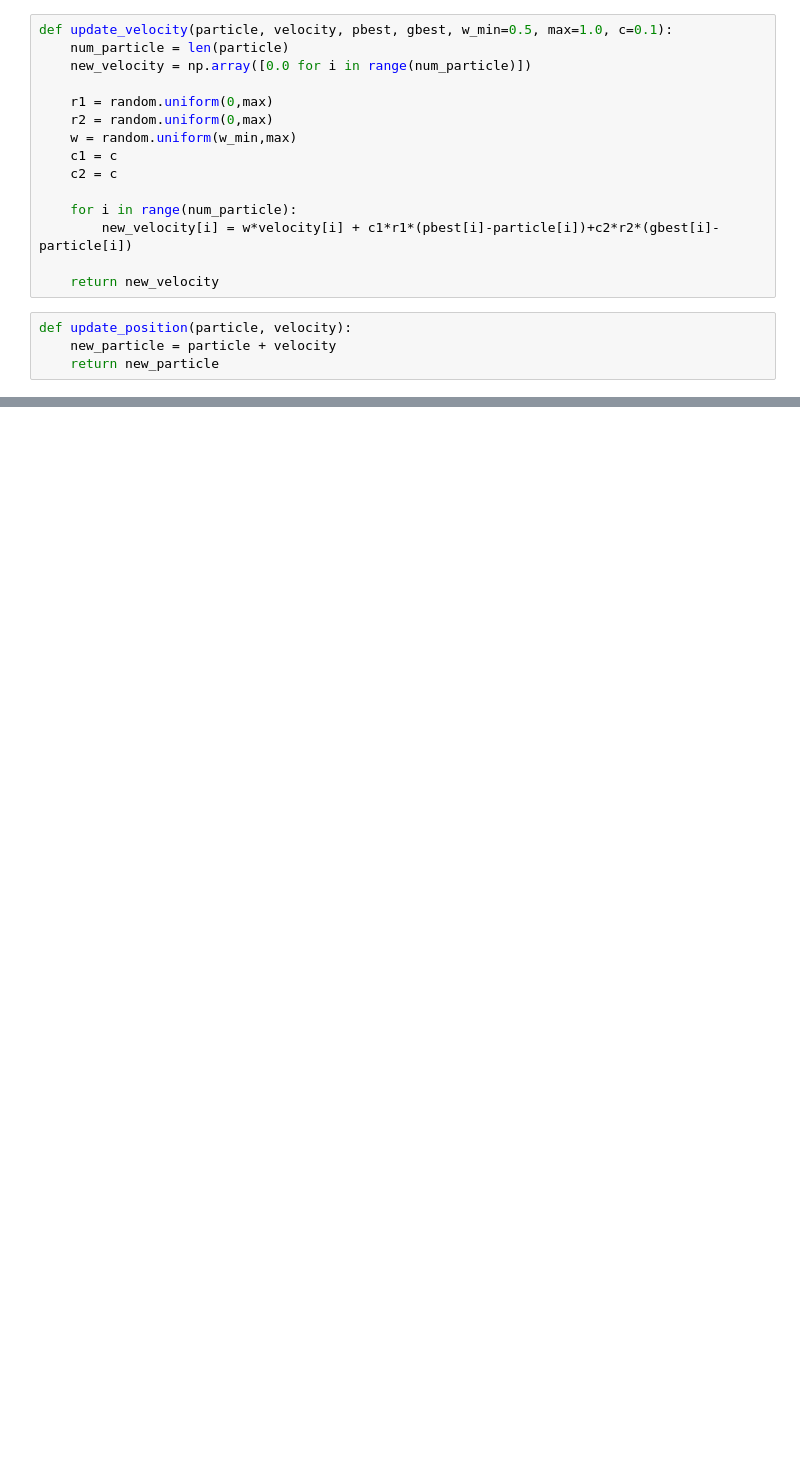
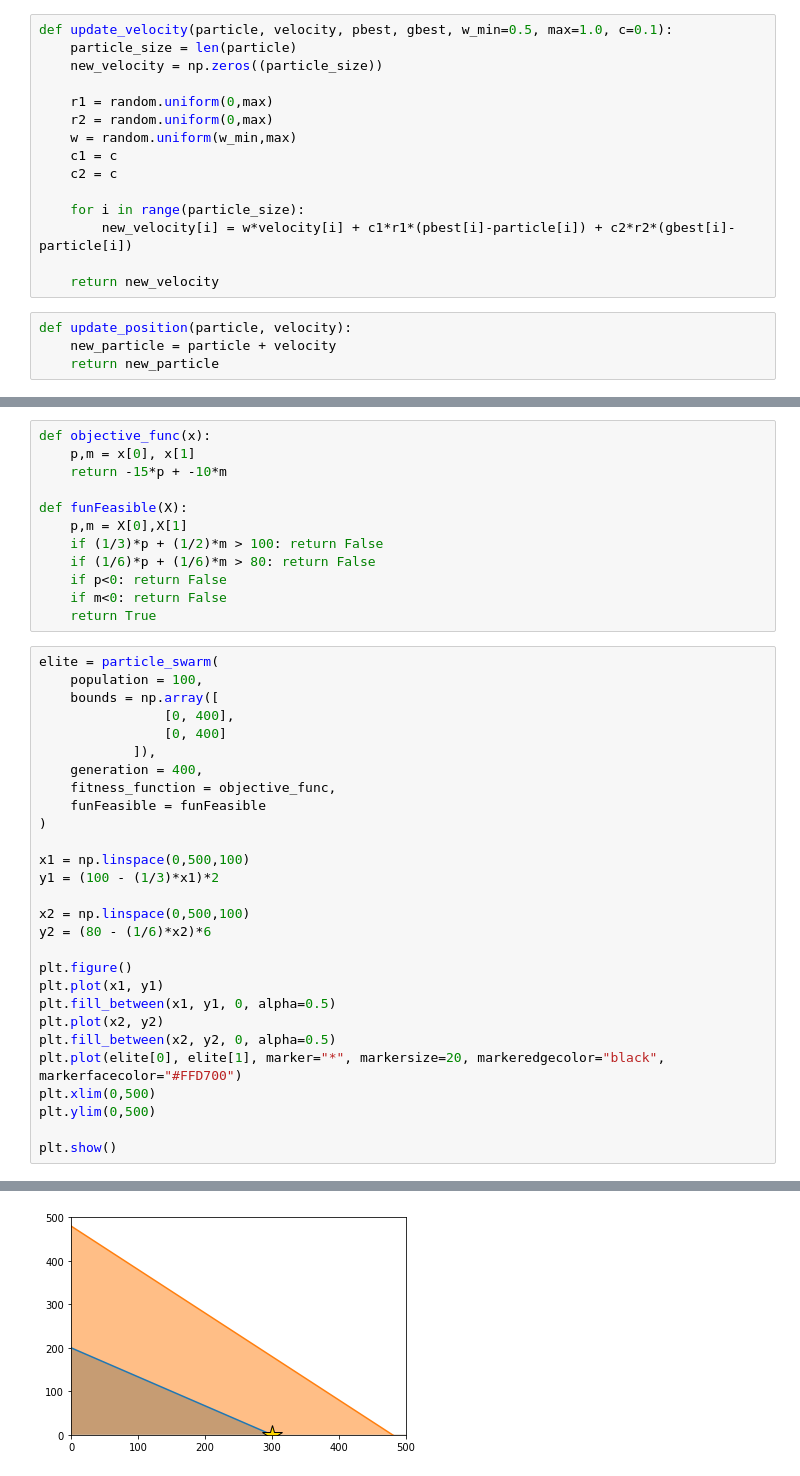
Before and after one commit to JHludwolf/Optimizacion_y_MetahuristicasII, a Jupyter notebook: Tercer Parcial/MechanismOptimization/ParticleSwarm.ipynb, the cells around one changed output, grey strips where cells are left out. Drawn from its saved outputs; the diff is of its cells as text; blank space fills up the shorter version.

```diff
--- a/Tercer Parcial/MechanismOptimization/ParticleSwarm.ipynb
+++ b/Tercer Parcial/MechanismOptimization/ParticleSwarm.ipynb
@@ -6,7 +10,7 @@ import matplotlib.pyplot as plt
 # %%
 def update_velocity(particle, velocity, pbest, gbest, w_min=0.5, max=1.0, c=0.1):
-    num_particle = len(particle)
-    new_velocity = np.array([0.0 for i in range(num_particle)])
+    particle_size = len(particle)
+    new_velocity = np.zeros((particle_size))
 
     r1 = random.uniform(0,max)
     r2 = random.uniform(0,max)
@@ -14,8 +18,8 @@ def update_velocity(particle, velocity, pbest, gbest, w_min=0.5, max=1.0, c=0.1)
     c1 = c
     c2 = c
 
-    for i in range(num_particle):
-        new_velocity[i] = w*velocity[i] + c1*r1*(pbest[i]-particle[i])+c2*r2*(gbest[i]-particle[i])
+    for i in range(particle_size):
+        new_velocity[i] = w*velocity[i] + c1*r1*(pbest[i]-particle[i]) + c2*r2*(gbest[i]-particle[i])
 
     return new_velocity
 # %%
@@ -83,0 +110,41 @@ def objective_func(x):
+# %%
+def objective_func(x):
+    p,m = x[0], x[1]
+    return -15*p + -10*m
+
+def funFeasible(X):
+    p,m = X[0],X[1]
+    if (1/3)*p + (1/2)*m > 100: return False
+    if (1/6)*p + (1/6)*m > 80: return False
+    if p<0: return False
+    if m<0: return False
+    return True
+# %%
+elite = particle_swarm(
+    population = 100,
+    bounds = np.array([
+                [0, 400],
+                [0, 400]
+            ]),
+    generation = 400,
+    fitness_function = objective_func,
+    funFeasible = funFeasible
+)
+
+x1 = np.linspace(0,500,100)
+y1 = (100 - (1/3)*x1)*2
+
+x2 = np.linspace(0,500,100)
+y2 = (80 - (1/6)*x2)*6
+
+plt.figure()
+plt.plot(x1, y1)
+plt.fill_between(x1, y1, 0, alpha=0.5)
+plt.plot(x2, y2)
+plt.fill_between(x2, y2, 0, alpha=0.5)
+plt.plot(elite[0], elite[1], marker="*", markersize=20, markeredgecolor="black", markerfacecolor="#FFD700")
+plt.xlim(0,500)
+plt.ylim(0,500)
+
+plt.show()
+# %% [output]
@@ -83,0 +152 @@ def objective_func(x):
+[figure, added]
```
Also changed, not shown: parts of 19 cells of this notebook.
